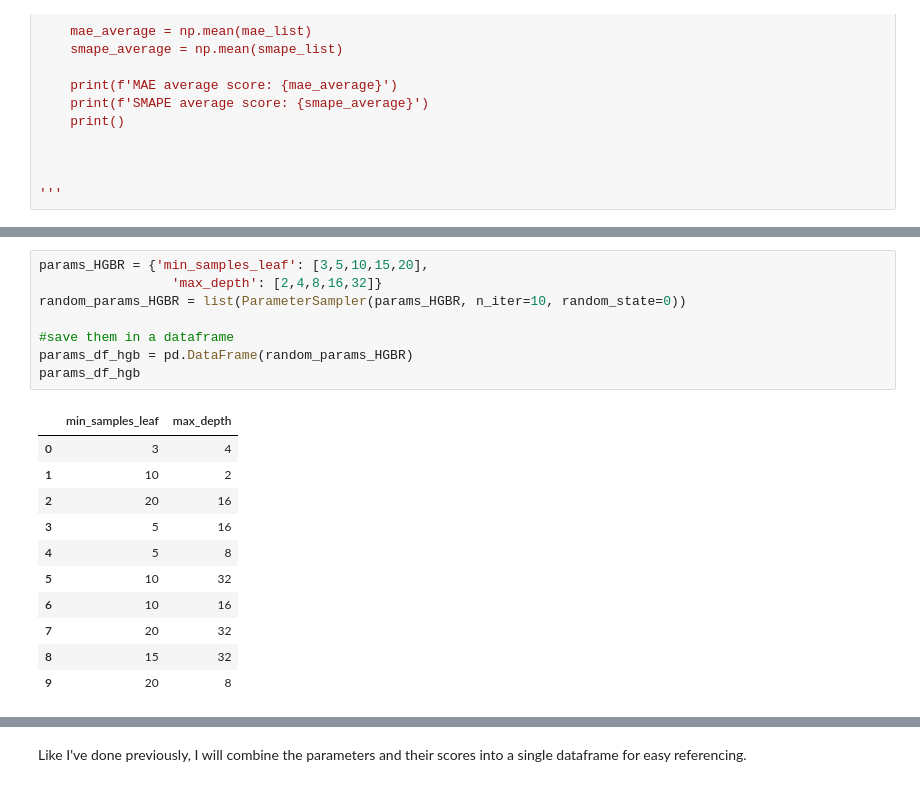
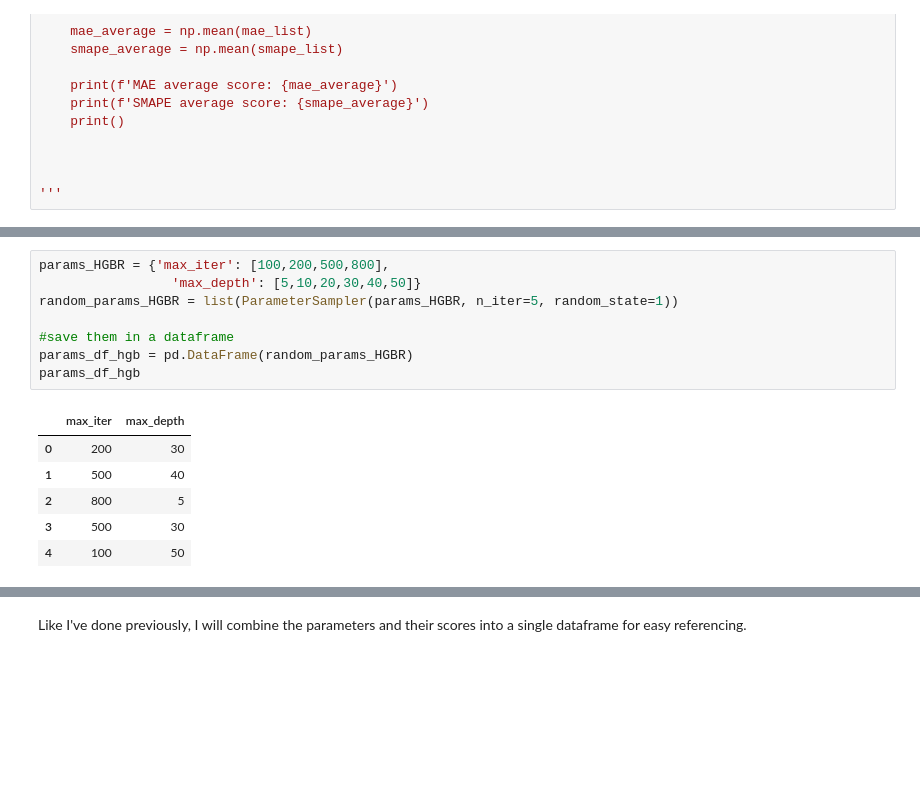
Before and after one commit to fan-yang-md/parkinsons_disease_progression_prediction, a Jupyter notebook: initial_model_selection.ipynb, the cells around one changed output, grey strips where cells are left out. Saved outputs shown, nothing was run; the diff lists cells and outputs as text; blank space fills up the shorter version.

```diff
--- a/initial_model_selection.ipynb
+++ b/initial_model_selection.ipynb
@@ -1229,20 +1289,15 @@ HistGradientBoostingRegressor (HGBR) does not support max_features as a paramete
 # %%
-params_HGBR = {'min_samples_leaf': [3,5,10,15,20],
-                 'max_depth': [2,4,8,16,32]}
-random_params_HGBR = list(ParameterSampler(params_HGBR, n_iter=10, random_state=0))
+params_HGBR = {'max_iter': [100,200,500,800],
+                 'max_depth': [5,10,20,30,40,50]}
+random_params_HGBR = list(ParameterSampler(params_HGBR, n_iter=5, random_state=1))
 
 #save them in a dataframe
 params_df_hgb = pd.DataFrame(random_params_HGBR)
 params_df_hgb
 # %% [output]
-|  | min_samples_leaf | max_depth |
-| 0 | 3 | 4 |
-| 1 | 10 | 2 |
-| 2 | 20 | 16 |
-| 3 | 5 | 16 |
-| 4 | 5 | 8 |
-| 5 | 10 | 32 |
-| 6 | 10 | 16 |
-| 7 | 20 | 32 |
-| 8 | 15 | 32 |
-| 9 | 20 | 8 |
+|  | max_iter | max_depth |
+| 0 | 200 | 30 |
+| 1 | 500 | 40 |
+| 2 | 800 | 5 |
+| 3 | 500 | 30 |
+| 4 | 100 | 50 |
```
Also changed, not shown: parts of 27 cells of this notebook, 3 other files.
